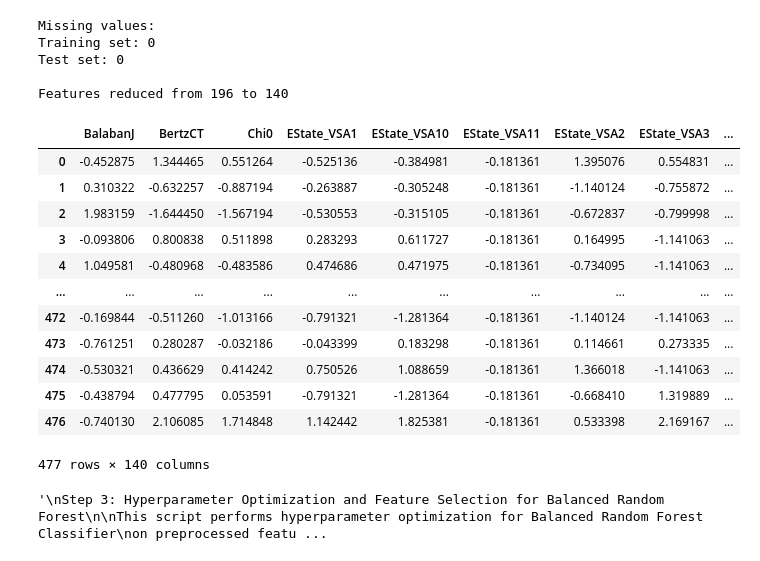
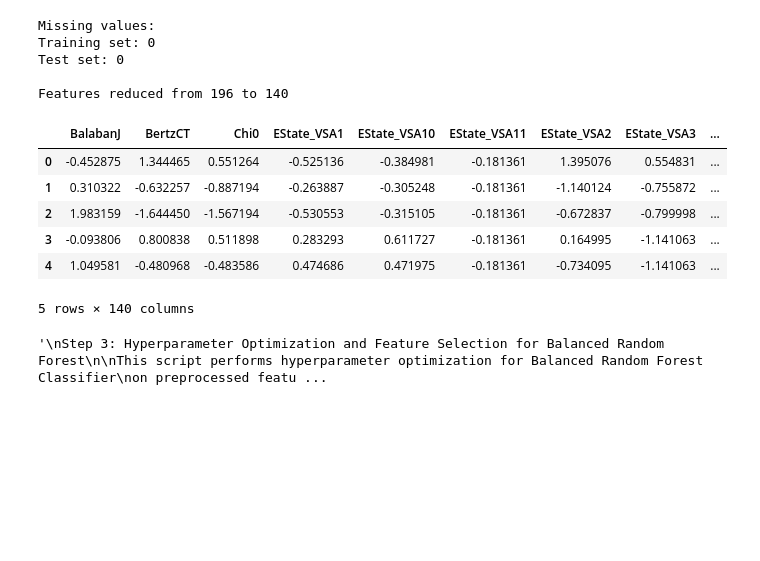
Before and after one commit to Md-Hasib-Askari/notebooks, a Jupyter notebook: DIA_RDKit_Prediction.ipynb, the cells around one changed output. Saved outputs shown, nothing was run; the diff lists cells and outputs as text; code cells hidden in the pictures; blank space fills up the shorter version.

```diff
--- a/DIA_RDKit_Prediction.ipynb
+++ b/DIA_RDKit_Prediction.ipynb
@@ -132,21 +132,15 @@ Test set: 0
 
 Features reduced from 196 to 140
 # %%
-X_train_processed
+X_train_processed.head()
 # %% [output]
 |  | BalabanJ | BertzCT | Chi0 | EState_VSA1 | EState_VSA10 | EState_VSA11 | EState_VSA2 | EState_VSA3 | ... |
 | 0 | -0.452875 | 1.344465 | 0.551264 | -0.525136 | -0.384981 | -0.181361 | 1.395076 | 0.554831 | ... |
 | 1 | 0.310322 | -0.632257 | -0.887194 | -0.263887 | -0.305248 | -0.181361 | -1.140124 | -0.755872 | ... |
 | 2 | 1.983159 | -1.644450 | -1.567194 | -0.530553 | -0.315105 | -0.181361 | -0.672837 | -0.799998 | ... |
 | 3 | -0.093806 | 0.800838 | 0.511898 | 0.283293 | 0.611727 | -0.181361 | 0.164995 | -1.141063 | ... |
 | 4 | 1.049581 | -0.480968 | -0.483586 | 0.474686 | 0.471975 | -0.181361 | -0.734095 | -1.141063 | ... |
-| ... | ... | ... | ... | ... | ... | ... | ... | ... | ... |
-| 472 | -0.169844 | -0.511260 | -1.013166 | -0.791321 | -1.281364 | -0.181361 | -1.140124 | -1.141063 | ... |
-| 473 | -0.761251 | 0.280287 | -0.032186 | -0.043399 | 0.183298 | -0.181361 | 0.114661 | 0.273335 | ... |
-| 474 | -0.530321 | 0.436629 | 0.414242 | 0.750526 | 1.088659 | -0.181361 | 1.366018 | -1.141063 | ... |
-| 475 | -0.438794 | 0.477795 | 0.053591 | -0.791321 | -1.281364 | -0.181361 | -0.668410 | 1.319889 | ... |
-| 476 | -0.740130 | 2.106085 | 1.714848 | 1.142442 | 1.825381 | -0.181361 | 0.533398 | 2.169167 | ... |
-477 rows × 140 columns
+5 rows × 140 columns
 # %%
 """
 Step 3: Hyperparameter Optimization and Feature Selection for Balanced Random Forest
```
Also changed, not shown: parts of 3 cells of this notebook.
